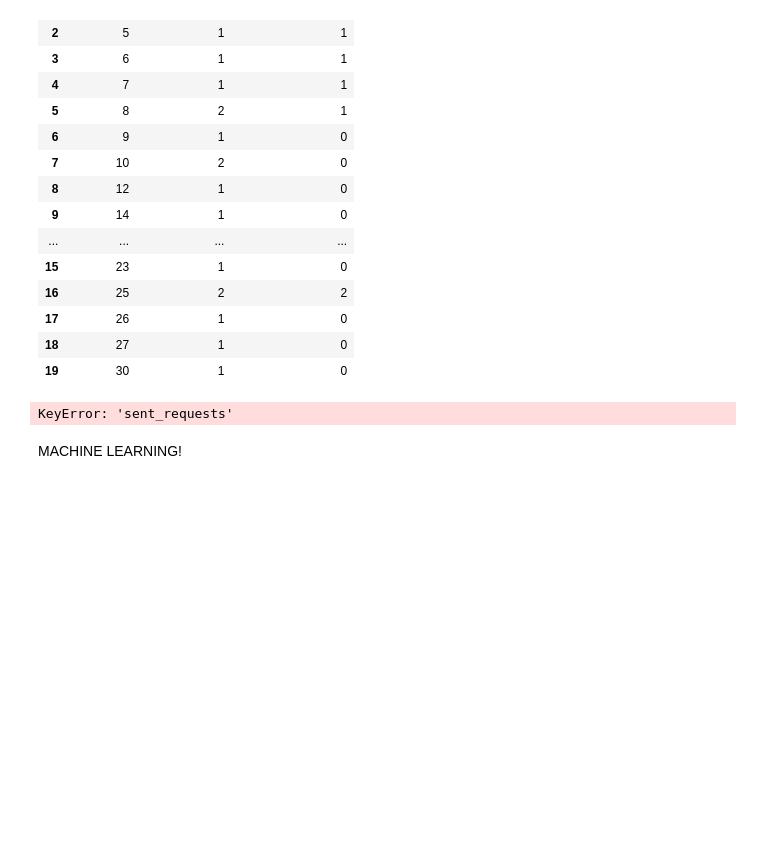
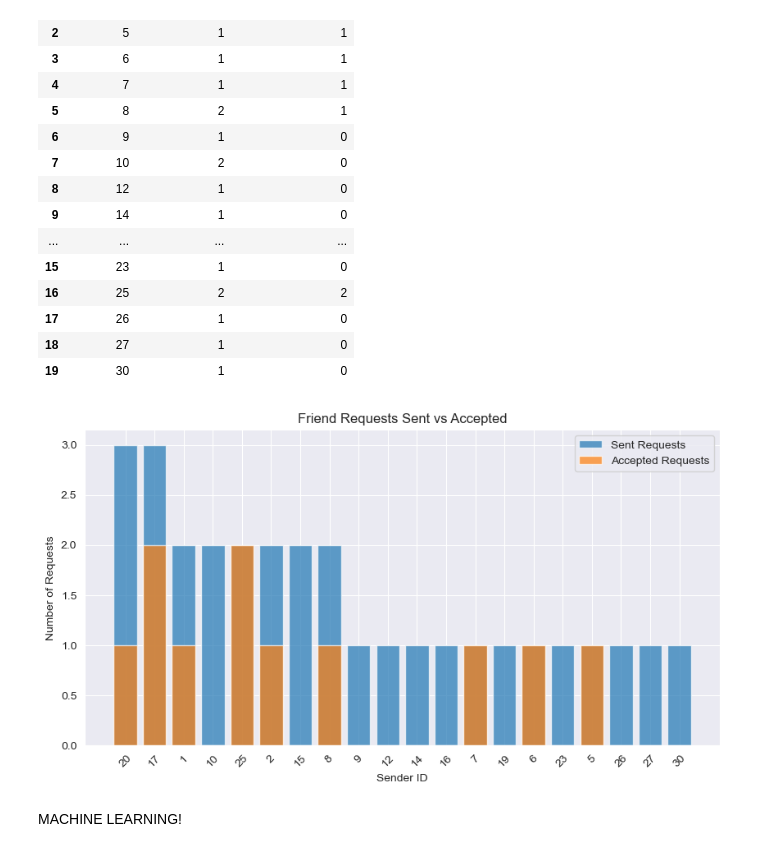
Before and after one commit to AlisonCG1/Project-datacopy, a Jupyter notebook: exploratory.ipynb, the cells around one changed output. Drawn from its saved outputs; the diff is of its cells as text; code cells hidden in the pictures; blank space fills up the shorter version.

```diff
--- a/exploratory.ipynb
+++ b/exploratory.ipynb
@@ -286,24 +286,24 @@ friendrqs
 | 19 | 30 | 1 | 0 |
 # %%
 # Sort by sent_requests for better visualization
-df = df.sort_values(by="sent_requests", ascending=False)
+df = friendrqs.sort_values(by="sent_requests", ascending=False)
 
 # Plot
 plt.figure(figsize=(10, 5))
 plt.bar(df["sender_id"].astype(str), df["sent_requests"], label="Sent Requests", alpha=0.7)
 plt.bar(df["sender_id"].astype(str), df["accepted_requests"], label="Accepted Requests", alpha=0.7)
 
 # Labels & Title
 plt.xlabel("Sender ID")
 plt.ylabel("Number of Requests")
 plt.title("Friend Requests Sent vs Accepted")
 plt.xticks(rotation=45)
 plt.legend()
 
 # Show plot
 plt.show()
 # %% [output]
-KeyError: 'sent_requests'
+[figure, added]
 # %%
 fig.savefig("df.png")
 # %% [markdown]
```
Also changed, not shown: parts of 15 cells of this notebook.
